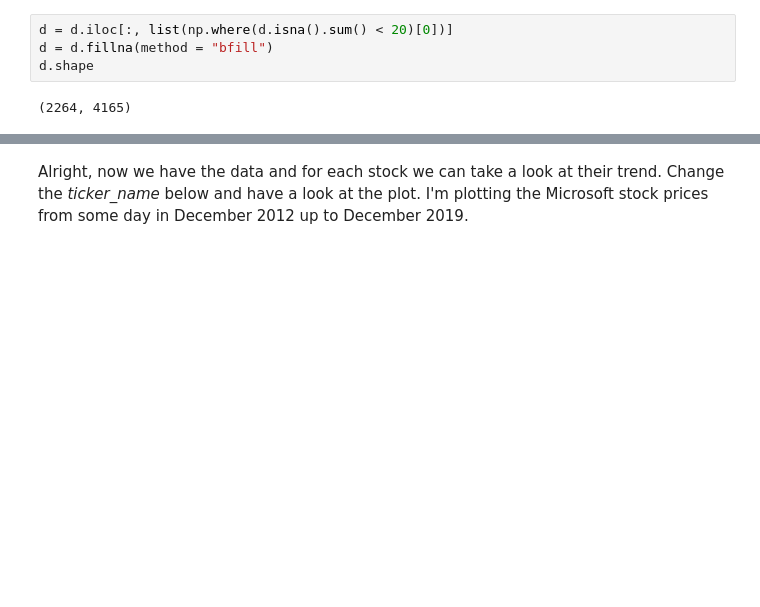
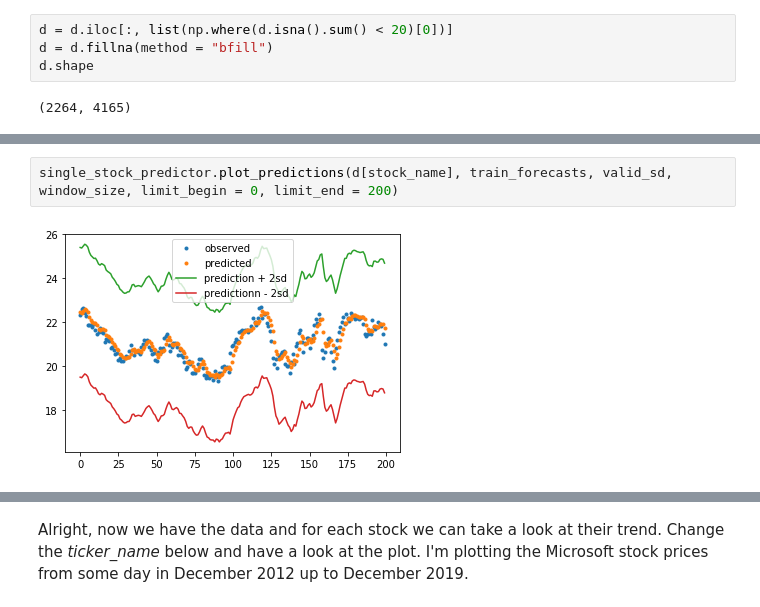
Before and after one commit to armenabnousi/smartr, a Jupyter notebook: smartr.ipynb, the cells around one changed output, grey strips where cells are left out. Saved outputs shown, nothing was run; the diff lists cells and outputs as text; blank space fills up the shorter version.

```diff
--- a/smartr.ipynb
+++ b/smartr.ipynb
@@ -76,0 +135,4 @@ d.shape
+# %%
+single_stock_predictor.plot_predictions(d[stock_name], train_forecasts, valid_sd, window_size, limit_begin = 0, limit_end = 200)
+# %% [output]
+[figure, added]
```
Also changed, not shown: parts of 49 cells of this notebook, 1 other file.
